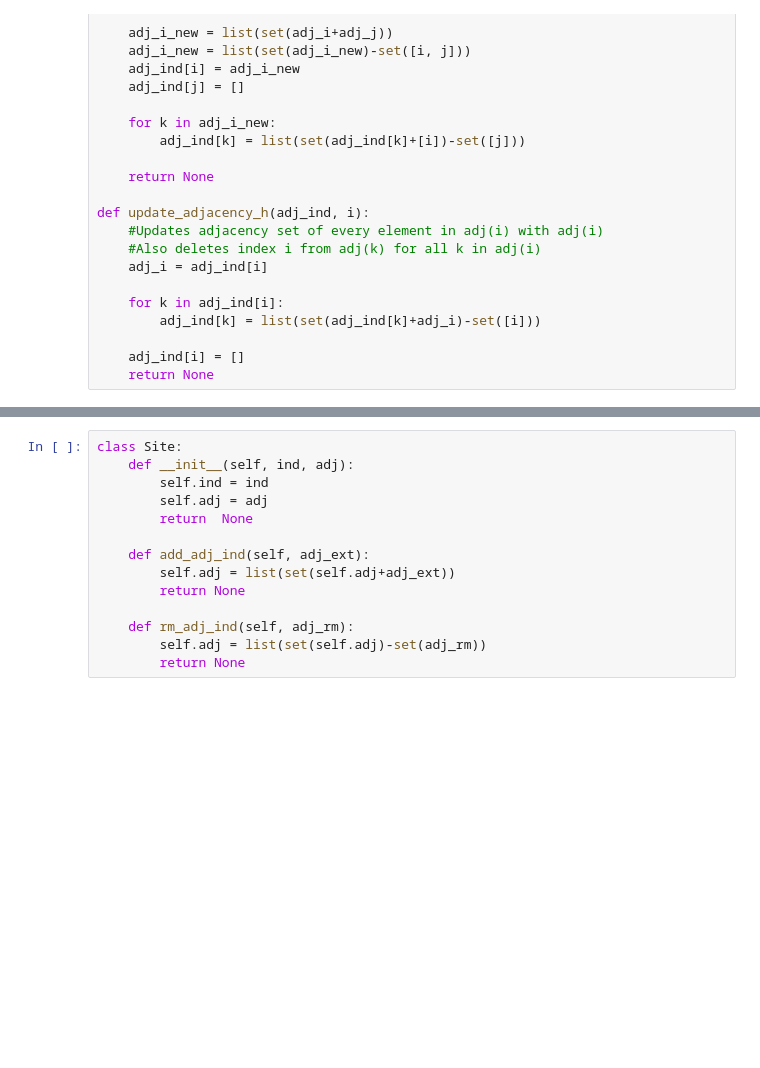
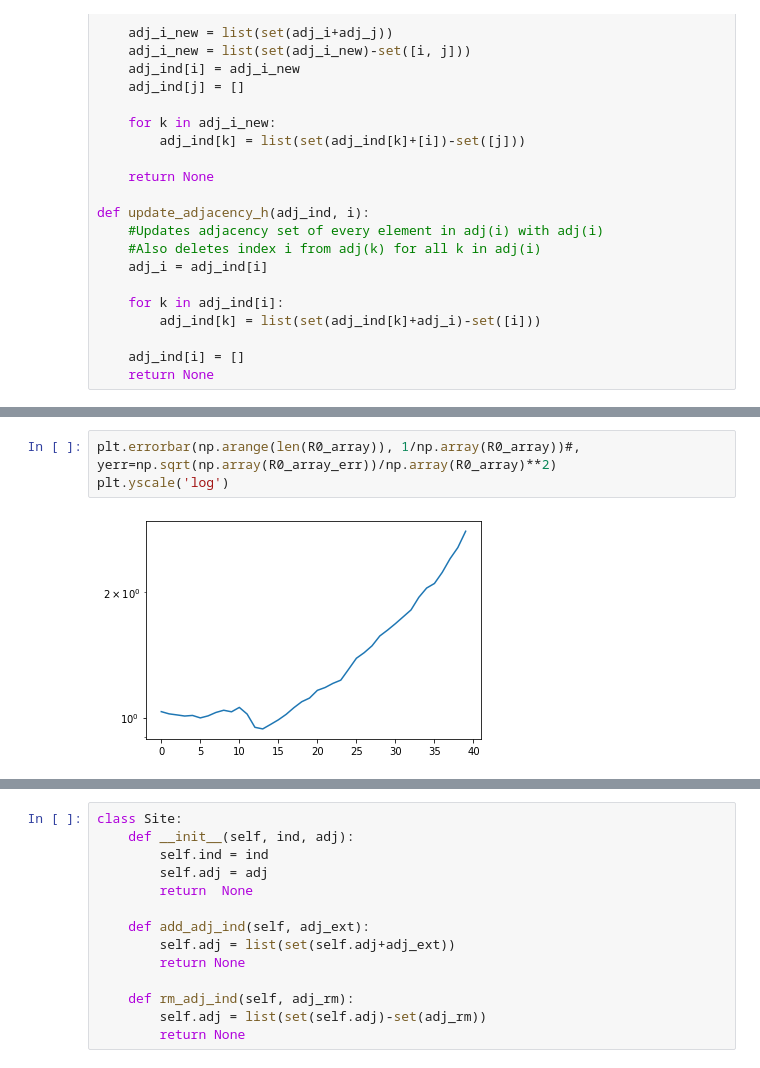
Before and after one commit to tsgaurav/Ising_RSRG, a Jupyter notebook: Ising_Decimation_2D.ipynb, the cells around one changed output, grey strips where cells are left out. Drawn from its saved outputs; the diff is of its cells as text; blank space fills up the shorter version.

```diff
--- a/Ising_Decimation_2D.ipynb
+++ b/Ising_Decimation_2D.ipynb
@@ -188,0 +245,5 @@ plt.legend()
+# %%
+plt.errorbar(np.arange(len(R0_array)), 1/np.array(R0_array))#, yerr=np.sqrt(np.array(R0_array_err))/np.array(R0_array)**2)
+plt.yscale('log')
+# %% [output]
+[figure, added]
```
Also changed, not shown: parts of 34 cells of this notebook, 7 other files.
